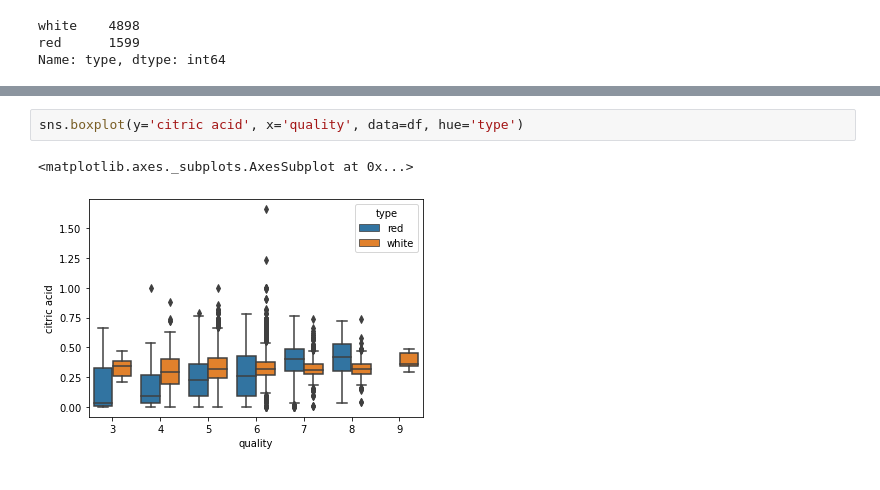
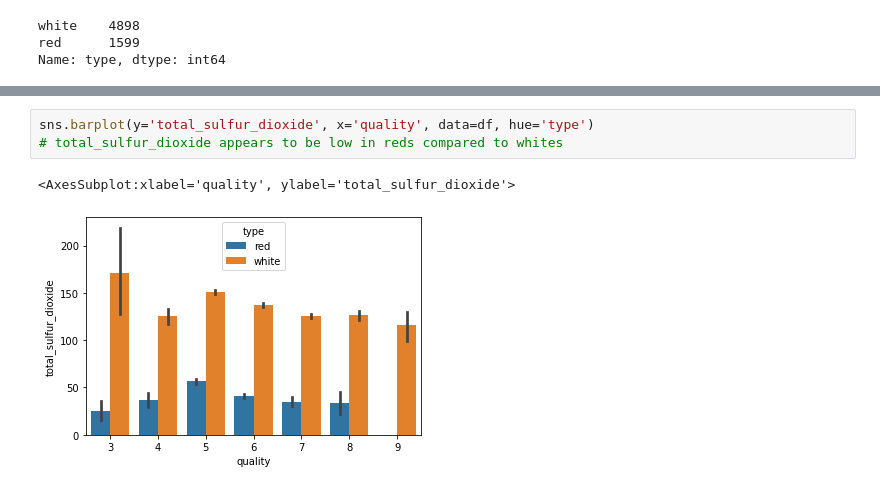
Before and after one commit to delwester/Springboard, a Jupyter notebook: Capstone2/Capstone_2_EDA.ipynb, the cells around one changed output, grey strips where cells are left out. Saved outputs shown, nothing was run; the diff lists cells and outputs as text.

```diff
--- a/Capstone2/Capstone_2_EDA.ipynb
+++ b/Capstone2/Capstone_2_EDA.ipynb
@@ -114,5 +135,6 @@ sns.boxplot(y='volatile acidity', x='quality', data=df, hue='type')
 # %%
-sns.boxplot(y='citric acid', x='quality', data=df, hue='type')
+sns.barplot(y='total_sulfur_dioxide', x='quality', data=df, hue='type')
+# total_sulfur_dioxide appears to be low in reds compared to whites
 # %% [output]
-<matplotlib.axes._subplots.AxesSubplot at 0x...>
+<AxesSubplot:xlabel='quality', ylabel='total_sulfur_dioxide'>
-[figure, old version]
+[figure, new version]
```
Also changed, not shown: parts of 23 cells of this notebook, 2 other files.
